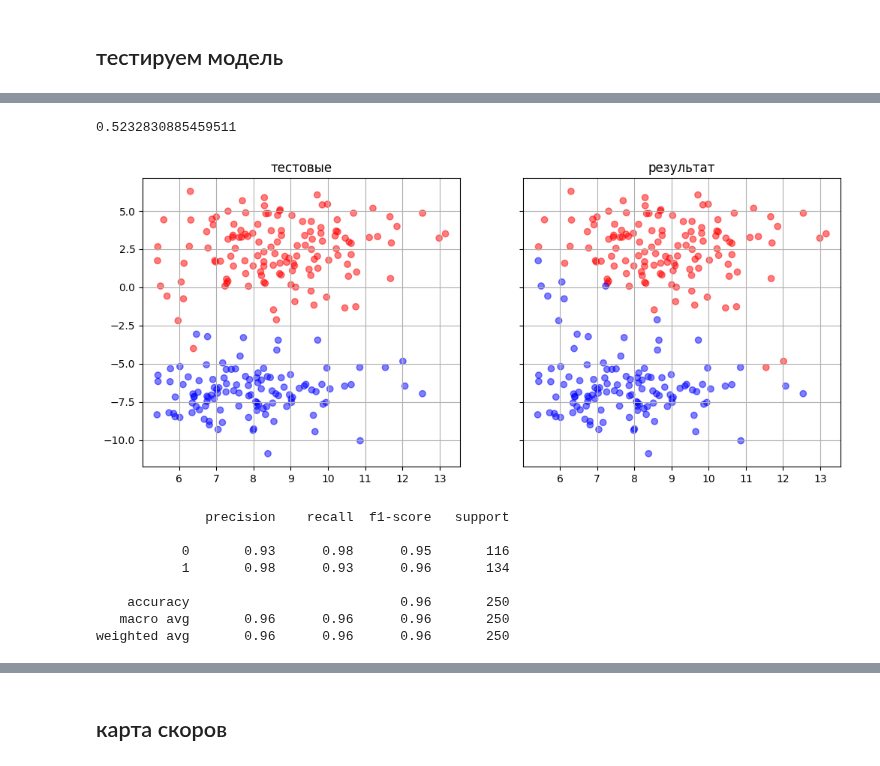
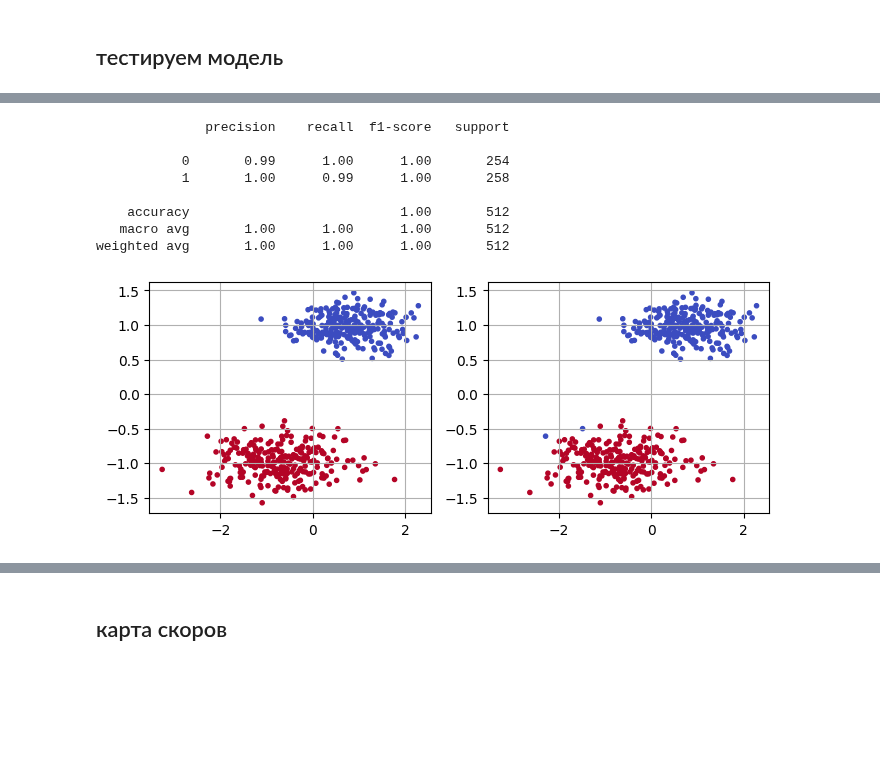
Before and after one commit to mechanoid5/ml_lectorium_2024_I, a Jupyter notebook: examples/12-linear/01-linear-gd.ipynb, the cells around one changed output, grey strips where cells are left out. Saved outputs shown, nothing was run; the diff lists cells and outputs as text; code cells hidden in the pictures; blank space fills up the shorter version.

```diff
--- a/examples/12-linear/01-linear-gd.ipynb
+++ b/examples/12-linear/01-linear-gd.ipynb
@@ -164,2 +205,4 @@ plt.legend()
+# %%
+model.score_threshold = optimal_threshold
 # %% [markdown]
 ## тестируем модель
@@ -186,7 +208,0 @@ plt.show()
-# %%
-# оптимальный порого скора
-#  максимальное количество True Positive при минимальном количестве False Positive
-optimal_threshold = thresholds[ np.argmax( np.abs(tpr-fpr) )  ]
-optimal_threshold
-# %% [output]
-0.5232830885459511
@@ -196,19 +209,22 @@ y = (y_test>0).astype(int)
-# %%
-fig, (ax0,ax1) = plt.subplots(1,2, sharey=True, sharex=True, figsize=(12,5),)
-plot_data(ax0,X_test,y,'тестовые')
-plot_data(ax1,X_test,p,'результат')
-plt.show()
-# %% [output]
-[figure, removed]
 # %%
 from sklearn.metrics import classification_report
-print(classification_report(y,p))
+
+predicted =  model.predict(poly.transform(X_test))
+print(classification_report( target_test, predicted) )
 # %% [output]
               precision    recall  f1-score   support
 
-           0       0.93      0.98      0.95       116
-           1       0.98      0.93      0.96       134
+           0       0.99      1.00      1.00       254
+           1       1.00      0.99      1.00       258
 
-    accuracy                           0.96       250
-   macro avg       0.96      0.96      0.96       250
-weighted avg       0.96      0.96      0.96       250
+    accuracy                           1.00       512
+   macro avg       1.00      1.00      1.00       512
+weighted avg       1.00      1.00      1.00       512
+# %%
+fig,ax = plt.subplots(1,2, figsize=(8,3),)
+ax[0].scatter(x=X_test[:,0],y=X_test[:,1],c=target_test, marker='.', cmap='coolwarm')
+ax[0].grid()
+ax[1].scatter(x=X_test[:,0],y=X_test[:,1],c=predicted, marker='.', cmap='coolwarm')
+ax[1].grid()
+# %% [output]
+[figure, added]
```
Also changed, not shown: parts of 39 cells of this notebook, 7 other files.
